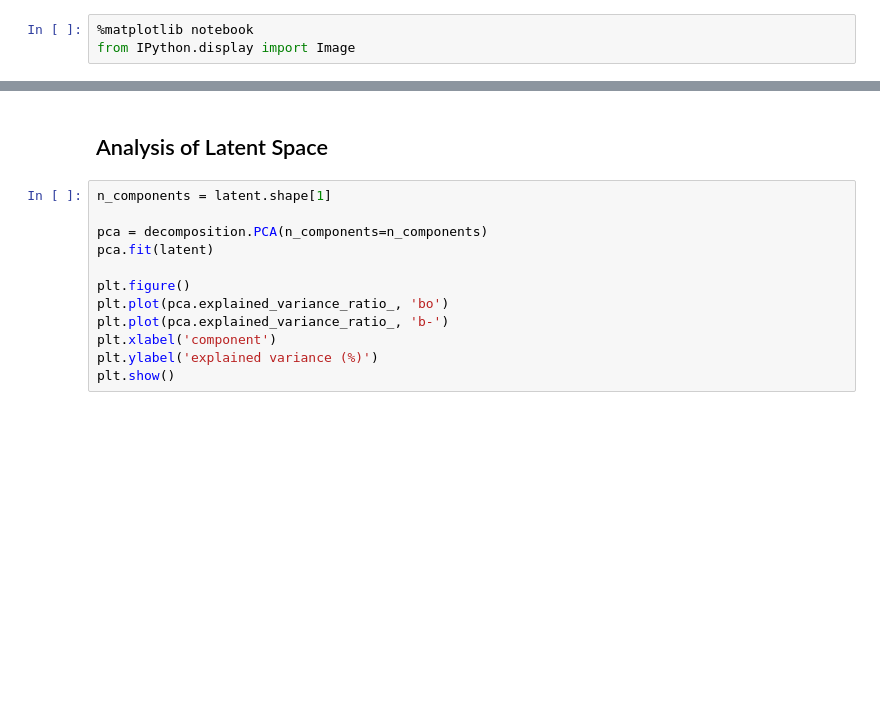
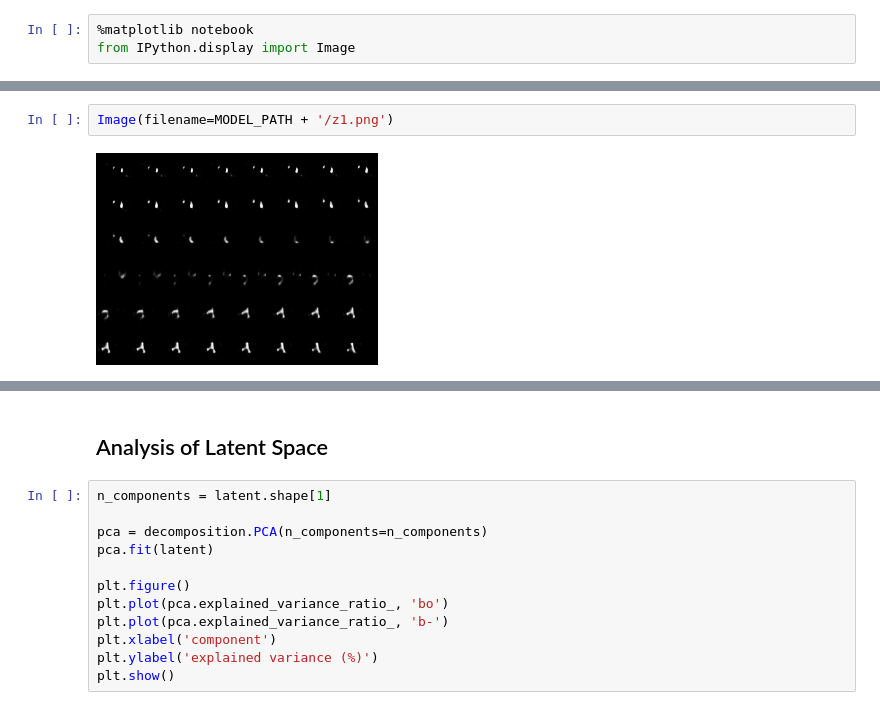
Before and after one commit to tjlane/orthonet, a Jupyter notebook: analysis/latent_analysis.ipynb, the cells around one changed output, grey strips where cells are left out. Saved outputs shown, nothing was run; the diff lists cells and outputs as text; blank space fills up the shorter version.

```diff
--- a/analysis/latent_analysis.ipynb
+++ b/analysis/latent_analysis.ipynb
@@ -34,0 +57,4 @@ Image(filename=MODEL_PATH + '/z0.png')
+# %%
+Image(filename=MODEL_PATH + '/z1.png')
+# %% [output]
+[figure, added]
```
Also changed, not shown: parts of 12 cells of this notebook, 9 other files.
